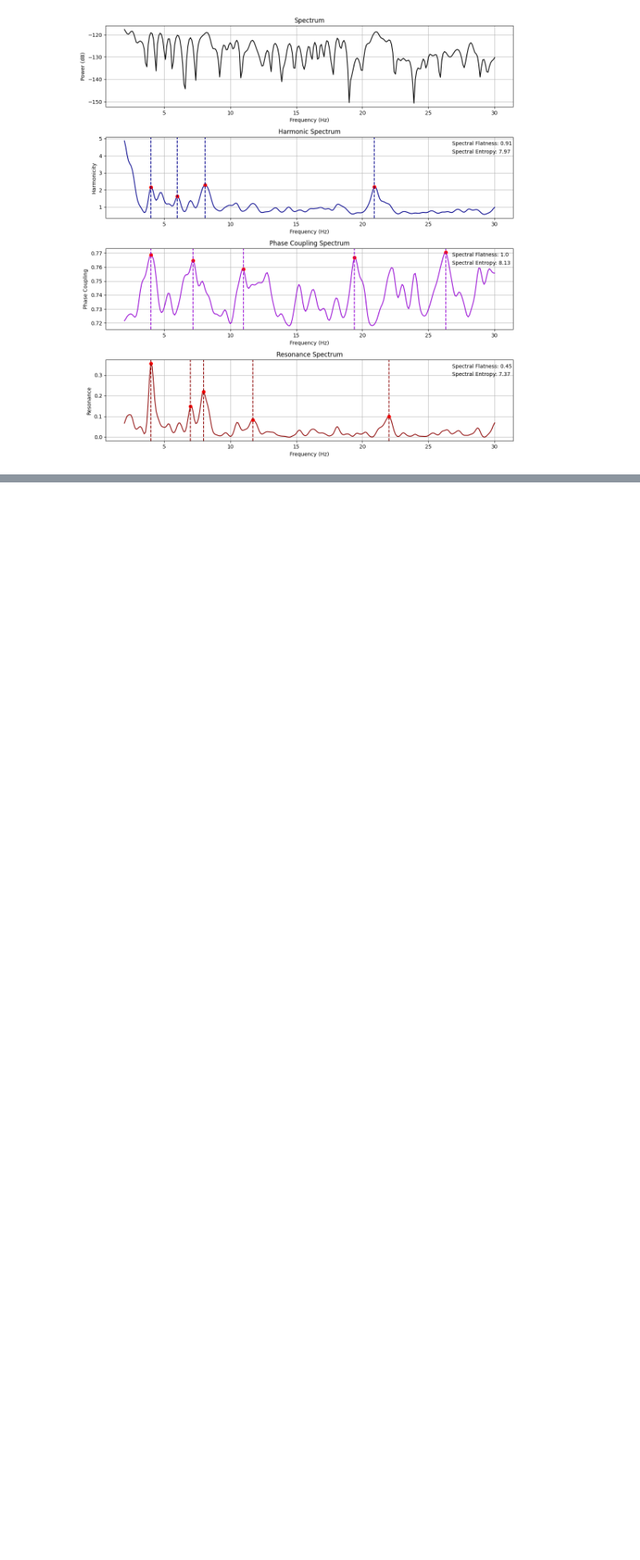
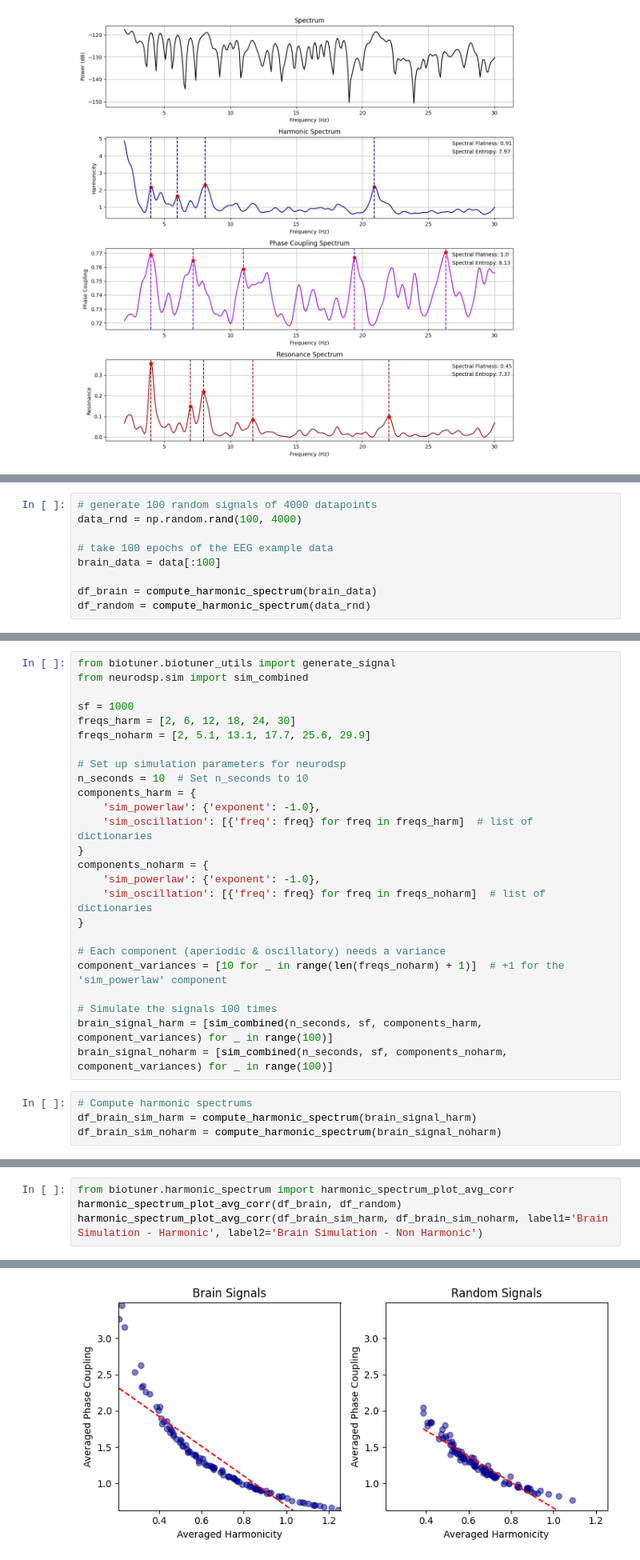
Before and after one commit to AntoineBellemare/biotuner, a Jupyter notebook: examples/harmonic_spectrum/harmonic_spectrum.ipynb, the cells around one changed output, grey strips where cells are left out. Shown at 80% size. Drawn from its saved outputs; the diff is of its cells as text; blank space fills up the shorter version.

```diff
--- a/examples/harmonic_spectrum/harmonic_spectrum.ipynb
+++ b/examples/harmonic_spectrum/harmonic_spectrum.ipynb
@@ -70,0 +72,9 @@ df_random_norm = df_all_rnd.copy()
+# %%
+# generate 100 random signals of 4000 datapoints
+data_rnd = np.random.rand(100, 4000)
+
+# take 100 epochs of the EEG example data
+brain_data = data[:100]
+
+df_brain = compute_harmonic_spectrum(brain_data)
+df_random = compute_harmonic_spectrum(data_rnd)
@@ -70,0 +84,29 @@ df_random_norm = df_all_rnd.copy()
+# %%
+from biotuner.biotuner_utils import generate_signal
+from neurodsp.sim import sim_combined
+
+sf = 1000
+freqs_harm = [2, 6, 12, 18, 24, 30]
+freqs_noharm = [2, 5.1, 13.1, 17.7, 25.6, 29.9]
+
+# Set up simulation parameters for neurodsp
+n_seconds = 10  # Set n_seconds to 10
+components_harm = {
+    'sim_powerlaw': {'exponent': -1.0},
+    'sim_oscillation': [{'freq': freq} for freq in freqs_harm]  # list of dictionaries
+}
+components_noharm = {
+    'sim_powerlaw': {'exponent': -1.0},
+    'sim_oscillation': [{'freq': freq} for freq in freqs_noharm]  # list of dictionaries
+}
+
+# Each component (aperiodic & oscillatory) needs a variance
+component_variances = [10 for _ in range(len(freqs_noharm) + 1)]  # +1 for the 'sim_powerlaw' component
+
+# Simulate the signals 100 times
+brain_signal_harm = [sim_combined(n_seconds, sf, components_harm, component_variances) for _ in range(100)]
+brain_signal_noharm = [sim_combined(n_seconds, sf, components_noharm, component_variances) for _ in range(100)]
+# %%
+# Compute harmonic spectrums
+df_brain_sim_harm = compute_harmonic_spectrum(brain_signal_harm)
+df_brain_sim_noharm = compute_harmonic_spectrum(brain_signal_noharm)
@@ -70,0 +117,5 @@ df_random_norm = df_all_rnd.copy()
+# %%
+from biotuner.harmonic_spectrum import harmonic_spectrum_plot_avg_corr
+harmonic_spectrum_plot_avg_corr(df_brain, df_random)
+harmonic_spectrum_plot_avg_corr(df_brain_sim_harm, df_brain_sim_noharm, label1='Brain Simulation - Harmonic', label2='Brain Simulation - Non Harmonic')
+# %% [output]
@@ -70,0 +124 @@ df_random_norm = df_all_rnd.copy()
+[figure, added]
```
Also changed, not shown: parts of 33 cells of this notebook, 1 other file.
